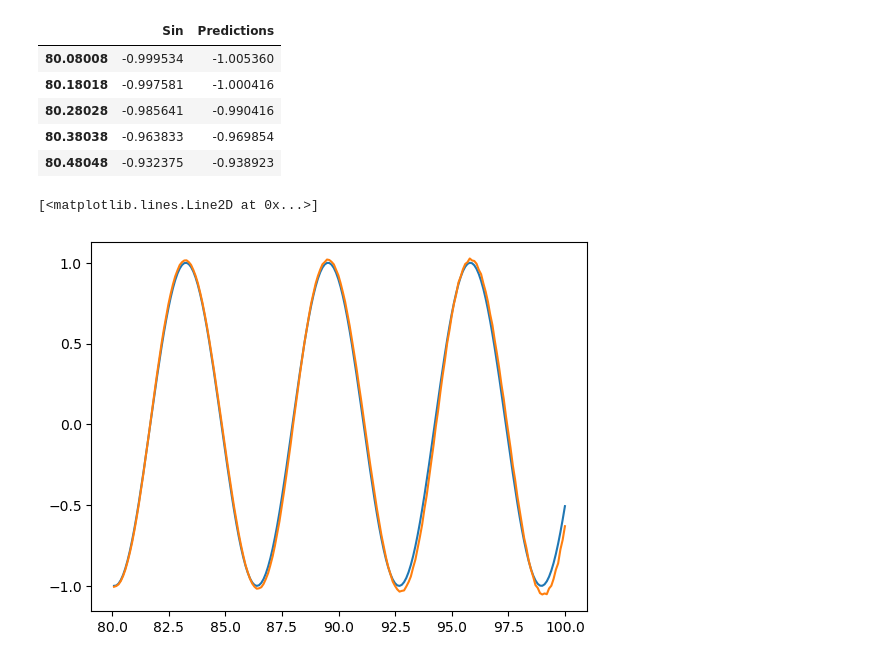
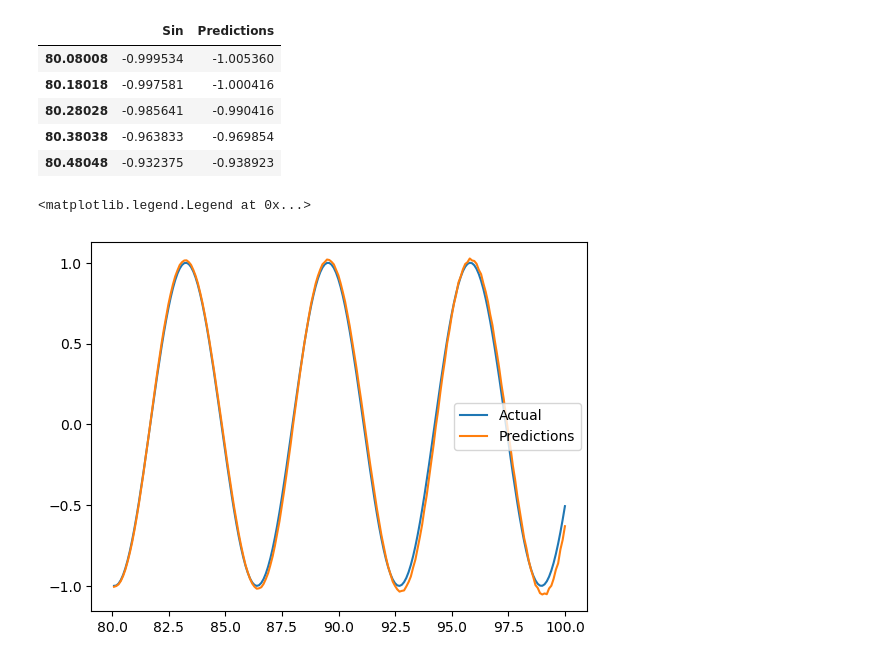
Before and after one commit to gautamkrishna12/Deep-Learning, a Jupyter notebook: Recurrent Neural Networks/Sine Wave Prediction.ipynb, the cells around one changed output. Saved outputs shown, nothing was run; the diff lists cells and outputs as text; code cells hidden in the pictures.

```diff
--- a/Recurrent Neural Networks/Sine Wave Prediction.ipynb
+++ b/Recurrent Neural Networks/Sine Wave Prediction.ipynb
@@ -218,8 +218,9 @@ test_data.head()
 | 80.38038 | -0.963833 | -0.969854 |
 | 80.48048 | -0.932375 | -0.938923 |
 # %%
-plt.plot(test_data.index, test_data["Sin"], label="Sine")
+plt.plot(test_data.index, test_data["Sin"], label="Actual")
 plt.plot(test_data.index, test_data["Predictions"], label="Predictions")
+plt.legend()
 # %% [output]
-[<matplotlib.lines.Line2D at 0x...>]
+<matplotlib.legend.Legend at 0x...>
-[figure, old version]
+[figure, new version]
```
Also changed, not shown: parts of 10 cells of this notebook.
